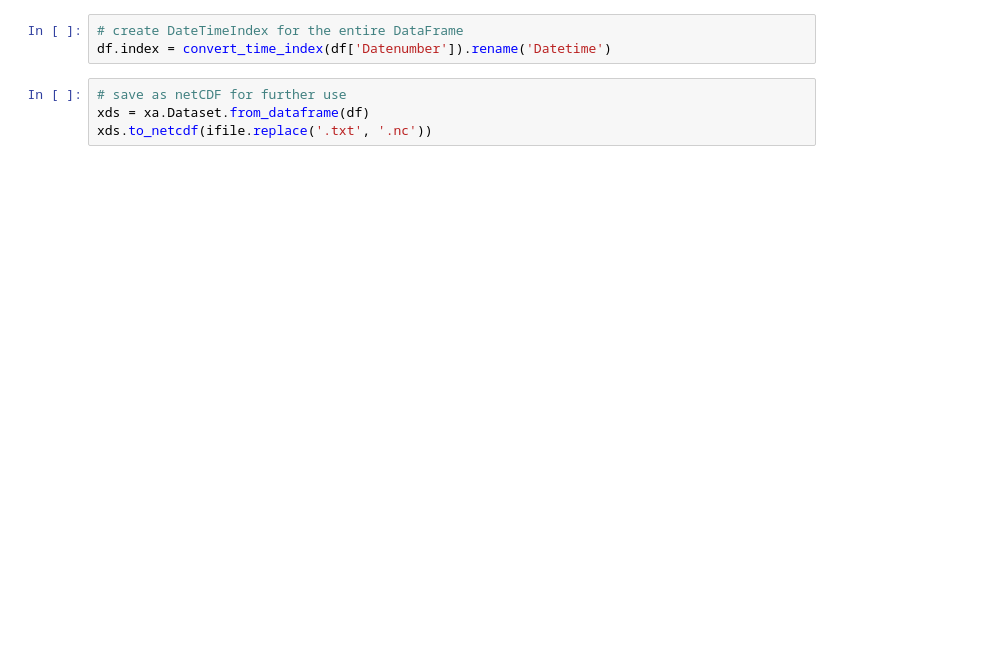
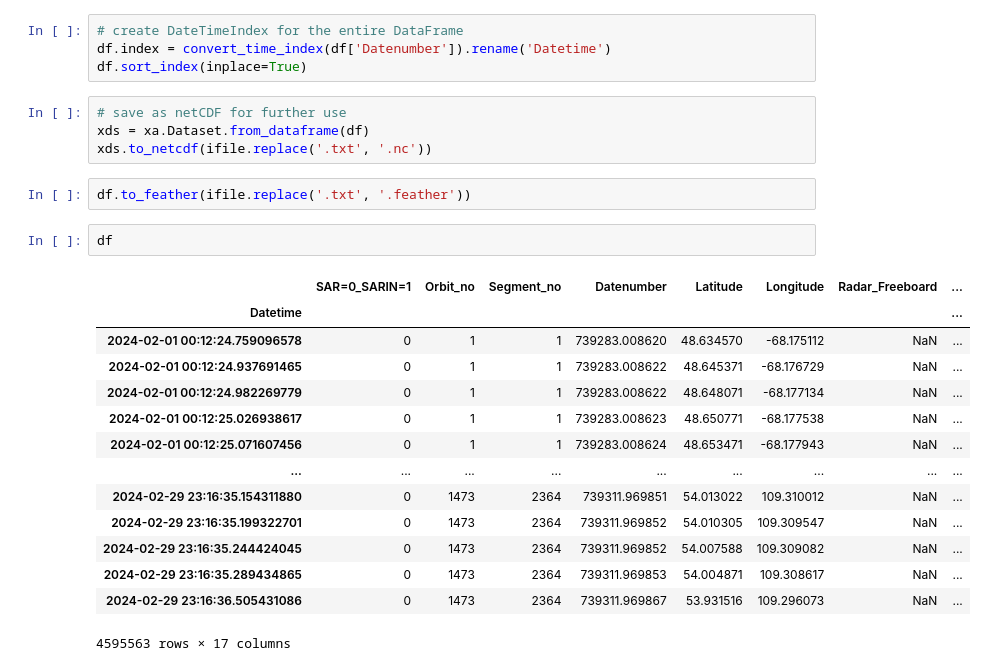
Before and after one commit to nansencenter/cs2_l2_larm_preprocessing, a Jupyter notebook: read_cs2_larm.ipynb, the cells around one changed output. Drawn from its saved outputs; the diff is of its cells as text; blank space fills up the shorter version.

```diff
--- a/read_cs2_larm.ipynb
+++ b/read_cs2_larm.ipynb
@@ -68,7 +68,27 @@ def convert_time_index(datenumber):
 # %%
 # create DateTimeIndex for the entire DataFrame
 df.index = convert_time_index(df['Datenumber']).rename('Datetime')
+df.sort_index(inplace=True)
 # %%
 # save as netCDF for further use
 xds = xa.Dataset.from_dataframe(df)
 xds.to_netcdf(ifile.replace('.txt', '.nc'))
+# %%
+df.to_feather(ifile.replace('.txt', '.feather'))
+# %%
+df
+# %% [output]
+|  | SAR=0_SARIN=1 | Orbit_no | Segment_no | Datenumber | Latitude | Longitude | Radar_Freeboard | ... |
+| Datetime |  |  |  |  |  |  |  | ... |
+| 2024-02-01 00:12:24.759096578 | 0 | 1 | 1 | 739283.008620 | 48.634570 | -68.175112 | NaN | ... |
+| 2024-02-01 00:12:24.937691465 | 0 | 1 | 1 | 739283.008622 | 48.645371 | -68.176729 | NaN | ... |
+| 2024-02-01 00:12:24.982269779 | 0 | 1 | 1 | 739283.008622 | 48.648071 | -68.177134 | NaN | ... |
+| 2024-02-01 00:12:25.026938617 | 0 | 1 | 1 | 739283.008623 | 48.650771 | -68.177538 | NaN | ... |
+| 2024-02-01 00:12:25.071607456 | 0 | 1 | 1 | 739283.008624 | 48.653471 | -68.177943 | NaN | ... |
+| ... | ... | ... | ... | ... | ... | ... | ... | ... |
+| 2024-02-29 23:16:35.154311880 | 0 | 1473 | 2364 | 739311.969851 | 54.013022 | 109.310012 | NaN | ... |
+| 2024-02-29 23:16:35.199322701 | 0 | 1473 | 2364 | 739311.969852 | 54.010305 | 109.309547 | NaN | ... |
+| 2024-02-29 23:16:35.244424045 | 0 | 1473 | 2364 | 739311.969852 | 54.007588 | 109.309082 | NaN | ... |
+| 2024-02-29 23:16:35.289434865 | 0 | 1473 | 2364 | 739311.969853 | 54.004871 | 109.308617 | NaN | ... |
+| 2024-02-29 23:16:36.505431086 | 0 | 1473 | 2364 | 739311.969867 | 53.931516 | 109.296073 | NaN | ... |
+4595563 rows × 17 columns
```
Also changed, not shown: parts of 3 cells of this notebook, 3 other files.
